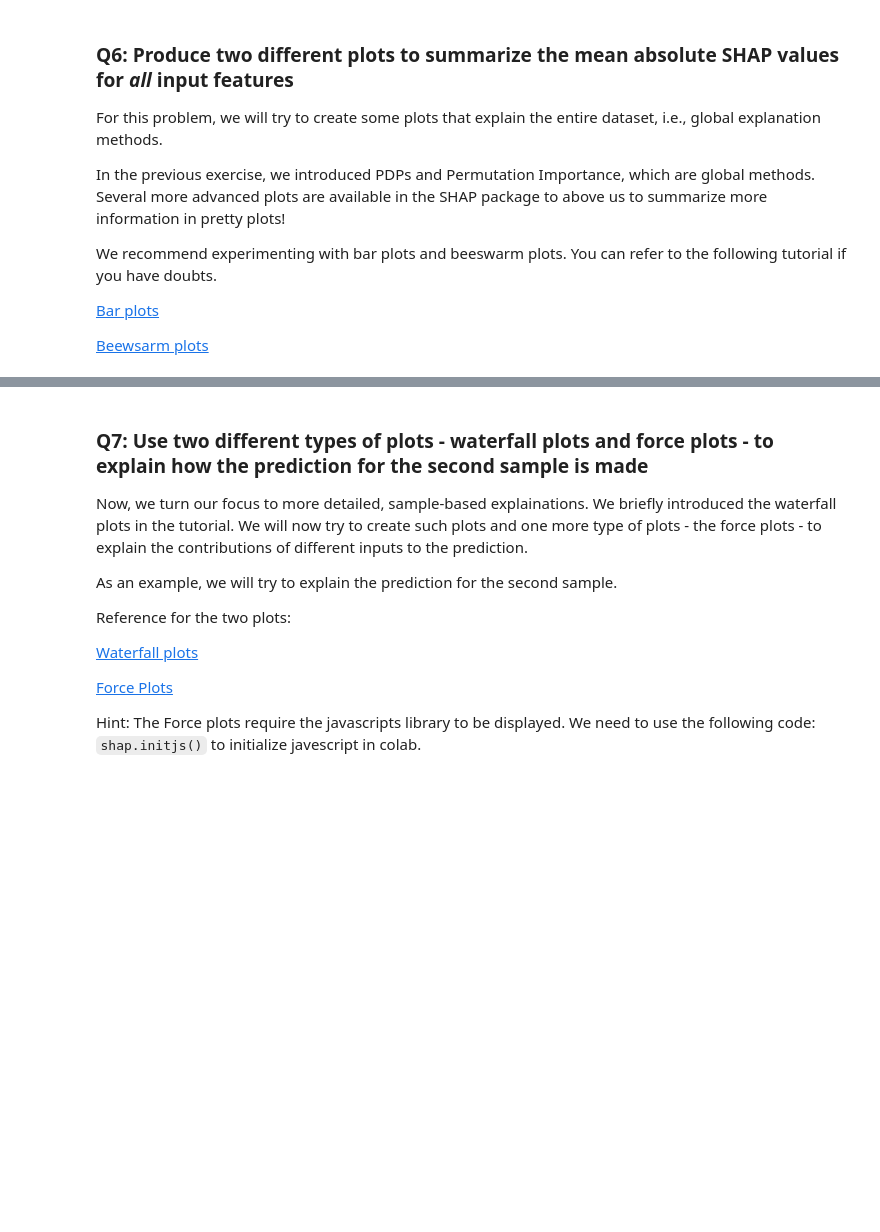
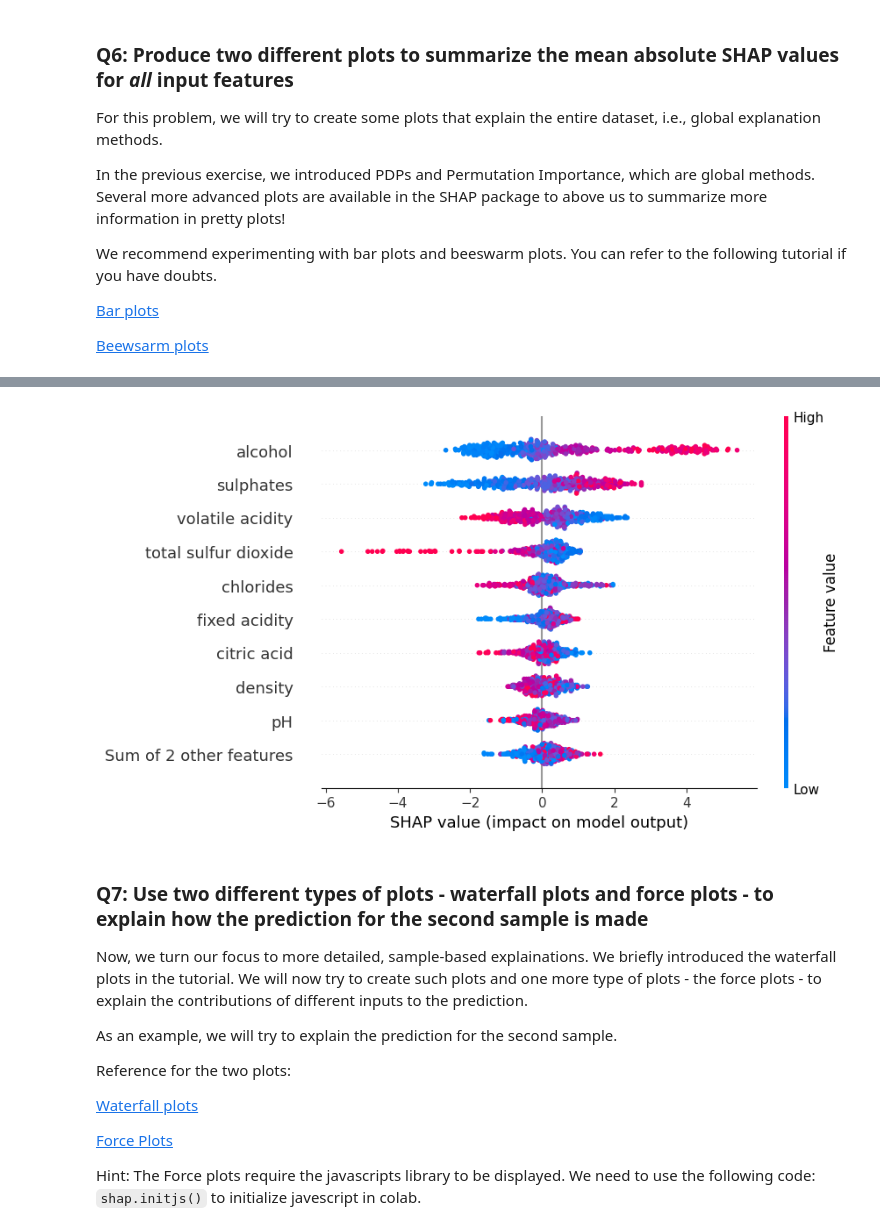
Before and after one commit to mojanshadkar/2023_ML_EES, a Jupyter notebook: Labs/Chapter8_Ex1.ipynb, the cells around one changed output, grey strips where cells are left out. Saved outputs shown, nothing was run; the diff lists cells and outputs as text; code cells hidden in the pictures; blank space fills up the shorter version.

```diff
--- a/Labs/Chapter8_Ex1.ipynb
+++ b/Labs/Chapter8_Ex1.ipynb
@@ -592,6 +630,8 @@ shap.plots.___(___)
 # %%
 # Create and display a beeswarm plot to visualize the distribution of SHAP values for each feature
-shap.plots.___(___)
+shap.plots.beeswarm(wineshap_values)
+# %% [output]
+[figure, added]
 # %% [markdown]
 ### Q7: Use two different types of plots - waterfall plots and force plots - to explain how the prediction for the second sample is made
 
```
Also changed, not shown: parts of 16 cells of this notebook.
